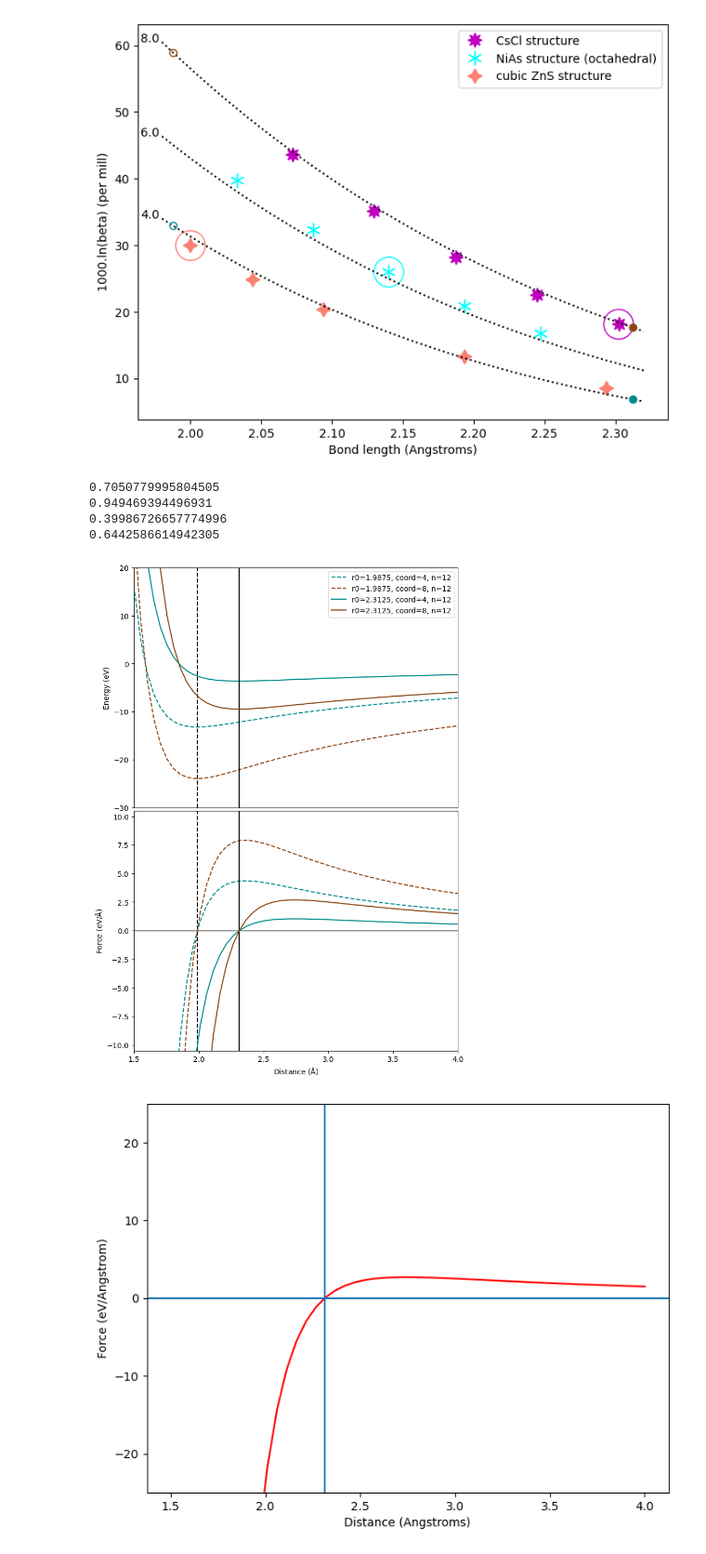
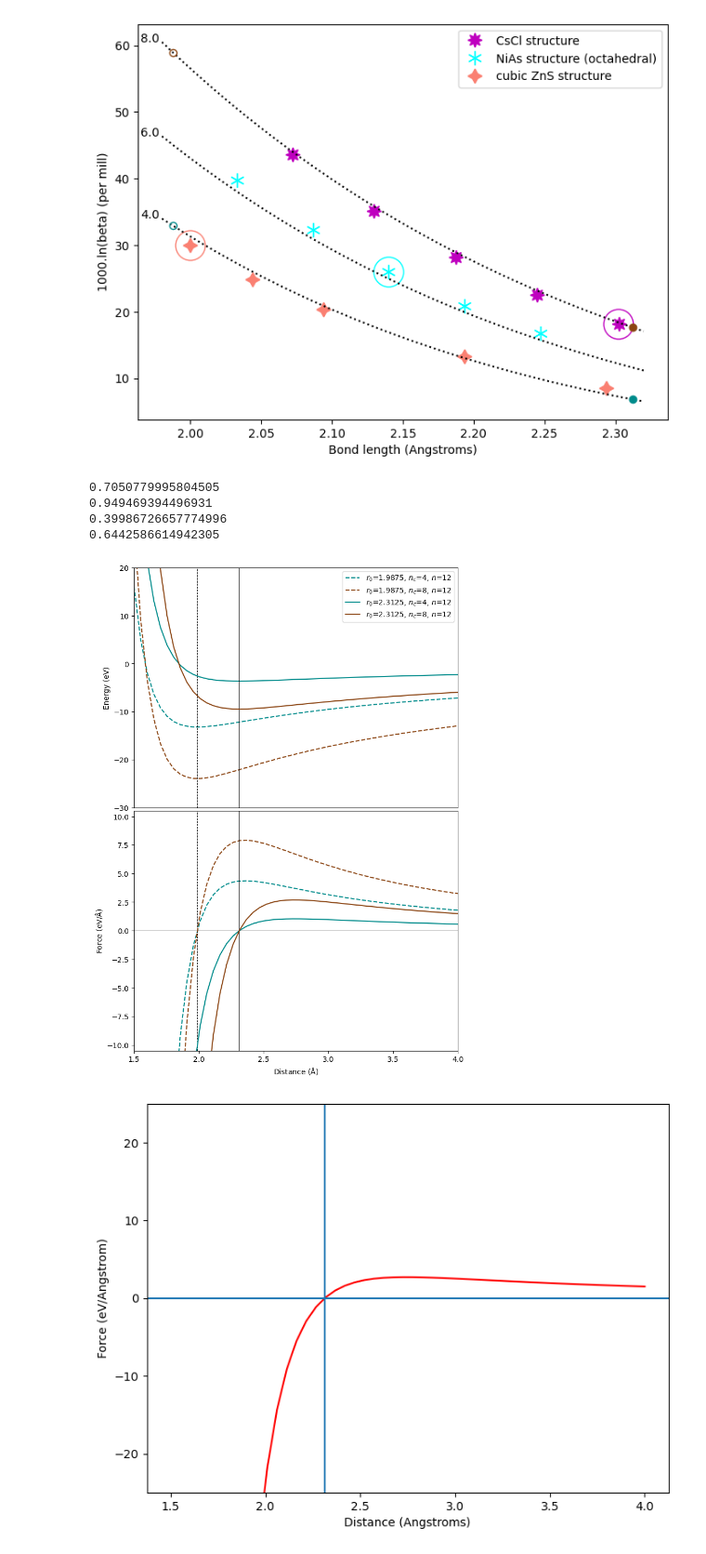
Before and after one commit to andreww/isofrac, a Jupyter notebook: potential_figure.ipynb, the cells around one changed output. Shown at 93% size. Saved outputs shown, nothing was run; the diff lists cells and outputs as text; code cells hidden in the pictures.

Commit message:
Tweak legend and line thicknesses in Fig 8

```diff
--- a/potential_figure.ipynb
+++ b/potential_figure.ipynb
@@ -580,19 +580,19 @@ coord = 4.0
 qfac = get_qfac(r0, coord, *all_popt)
 print(qfac)
 ax[0].plot(rs*m2ang, energy(rs, 2.0*qfac, -2.0*qfac, cal_b(r0*1E-10, 2.0*qfac, -2.0*qfac, 12), 12)*j2ev,
-           label='r0=1.9875, coord=4, n=12', color='darkcyan', ls='--')
+           label='$r_0$=1.9875, $n_c$=4, $n$=12', color='darkcyan', ls='--')
 ax[1].plot(rs*m2ang, de_by_dr(rs, 2.0*qfac, -2.0*qfac, cal_b(r0*1E-10, 2.0*qfac, -2.0*qfac, 12), 12)*j2ev/m2ang,
            color='darkcyan', ls='--')
-ax[1].axvline(r0, ls='--', color='k')
-ax[0].axvline(r0, ls='--', color='k')
-ax[1].axhline(0.0, color='k', lw=1)
+ax[1].axvline(r0, ls='--', color='k', lw=0.75)
+ax[0].axvline(r0, ls='--', color='k', lw=0.75)
+ax[1].axhline(0.0, color='k', lw=0.5)
 
 r0 = 1.9875
 coord = 8.0
 qfac = get_qfac(r0, coord, *all_popt)
 print(qfac)
 ax[0].plot(rs*m2ang, energy(rs, 2.0*qfac, -2.0*qfac, cal_b(r0*1E-10, 2.0*qfac, -2.0*qfac, 12), 12)*j2ev,
-           label='r0=1.9875, coord=8, n=12', color='saddlebrown', ls='--')
+           label='$r_0$=1.9875, $n_c$=8, $n$=12', color='saddlebrown', ls='--')
 ax[1].plot(rs*m2ang, de_by_dr(rs, 2.0*qfac, -2.0*qfac, cal_b(r0*1E-10, 2.0*qfac, -2.0*qfac, 12), 12)*j2ev/m2ang,
           color='saddlebrown', ls='--')
 
@@ -601,39 +601,39 @@ coord = 4.0
 qfac = get_qfac(r0, coord, *all_popt)
 print(qfac)
 ax[0].plot(rs*m2ang, energy(rs, 2.0*qfac, -2.0*qfac, cal_b(r0*1E-10, 2.0*qfac, -2.0*qfac, 12), 12)*j2ev,
-           label='r0=2.3125, coord=4, n=12', color='darkcyan', ls='-')
+           label='$r_0$=2.3125, $n_c$=4, $n$=12', color='darkcyan', ls='-')
 ax[1].plot(rs*m2ang, de_by_dr(rs, 2.0*qfac, -2.0*qfac, cal_b(r0*1E-10, 2.0*qfac, -2.0*qfac, 12), 12)*j2ev/m2ang,
            color='darkcyan', ls='-')
-ax[1].axvline(r0, color='k')
-ax[0].axvline(r0, color='k')
+ax[1].axvline(r0, color='k', lw=0.5)
+ax[0].axvline(r0, color='k', lw=0.5)
 
 r0 = 2.3125
 coord = 8.0
 qfac = get_qfac(r0, coord, *all_popt)
 print(qfac)
 ax[0].plot(rs*m2ang, energy(rs, 2.0*qfac, -2.0*qfac, cal_b(r0*1E-10, 2.0*qfac, -2.0*qfac, 12), 12)*j2ev,
-           label='r0=2.3125, coord=8, n=12',
+           label='$r_0$=2.3125, $n_c$=8, $n$=12',
           color='saddlebrown', ls='-')
 ax[1].plot(rs*m2ang, de_by_dr(rs, 2.0*qfac, -2.0*qfac, cal_b(r0*1E-10, 2.0*qfac, -2.0*qfac, 12), 12)*j2ev/m2ang,
           color='saddlebrown', ls='-')
 
 ax[0].set_ylim(-30, 20)
 ax[0].set_xlim(1.5, 4.0)
 ax[1].set_xlim(1.5, 4.0)
 ax[0].legend()
 
 ax[0].set_ylabel('Energy (eV)')
 ax[0].xaxis.set_ticks_position('none')
 ax[1].set_ylim(-10.5, 10.5)
 ax[1].set_xlabel('Distance ($\mathrm{\AA}$)')
 ax[1].set_ylabel('Force (eV/$\mathrm{\AA}$)')
 plt.show()
 # %% [output]
 0.7050779995804505
 0.949469394496931
 0.39986726657774996
 0.6442586614942305
-[figure, old version]
+[figure, new version]
 # %%
 rs = np.linspace(1.5E-10, 4.0E-10)
 fig, ax = plt.subplots(figsize=(8,6))
```
